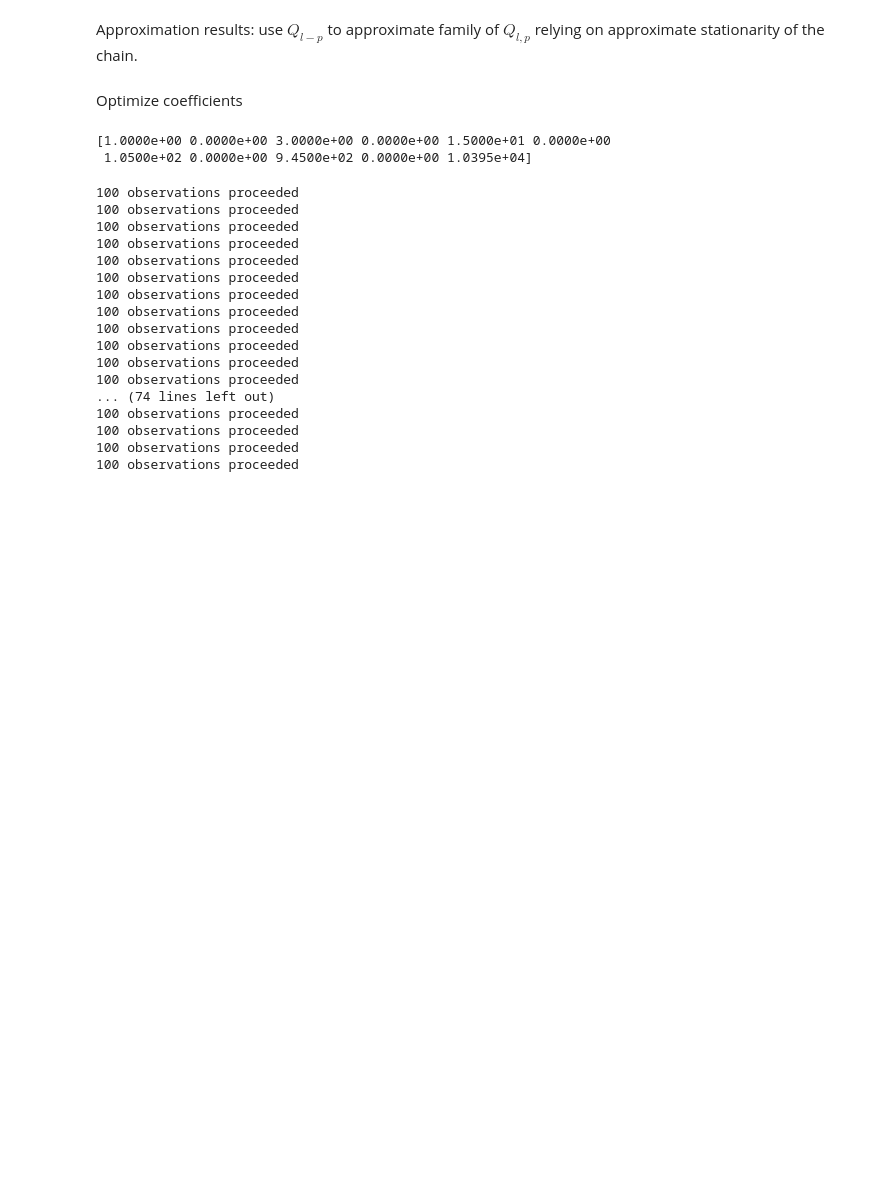
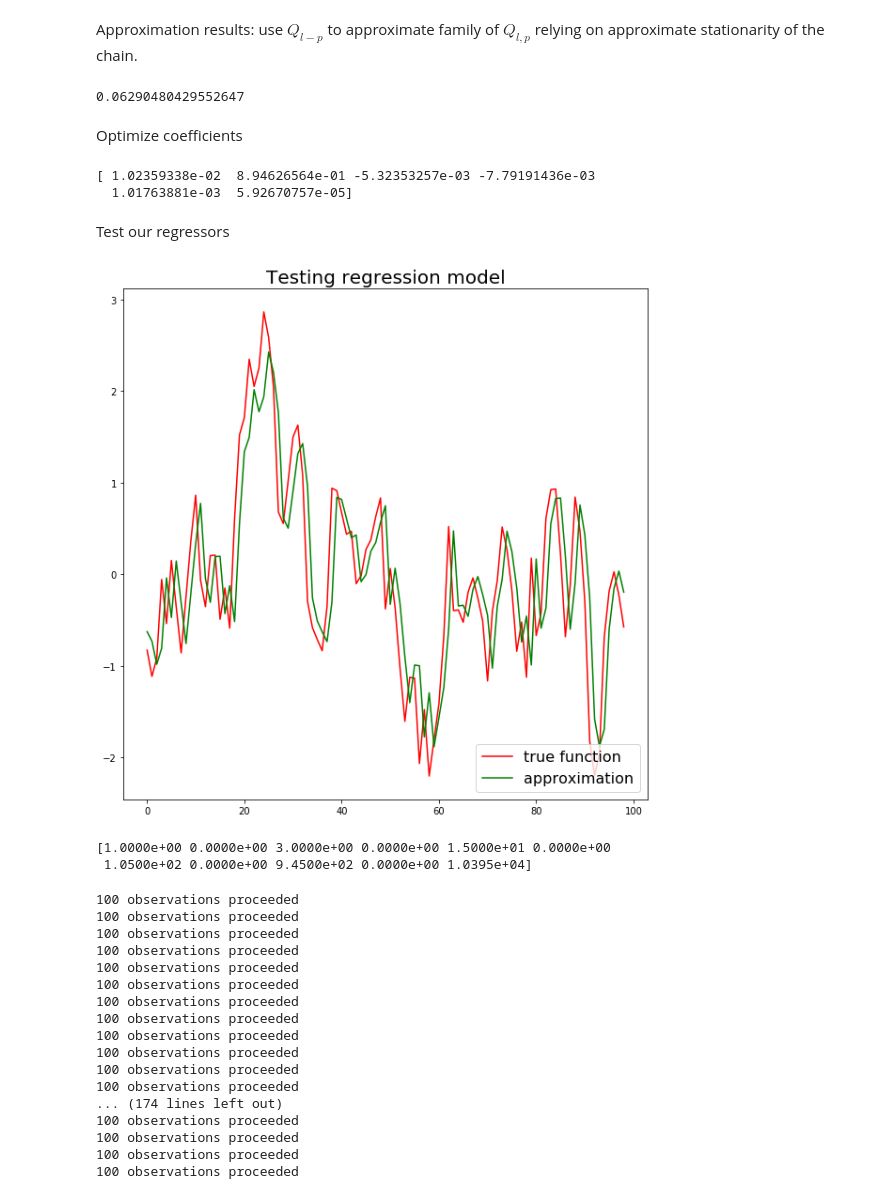
Before and after one commit to svsamsonov/VR-MCMC, a Jupyter notebook: Code/Regressors_Q_diff.ipynb, the cells around one changed output. Saved outputs shown, nothing was run; the diff lists cells and outputs as text; code cells hidden in the pictures; blank space fills up the shorter version.

Commit message:
code update: regression

```diff
--- a/Code/Regressors_Q_diff.ipynb
+++ b/Code/Regressors_Q_diff.ipynb
@@ -32,8 +32,8 @@ Approximation results: use $Q_{l-p}$ to approximate family of $Q_{l,p}$ relying
 # %%
 #generate samples from mixture of normals
 N_burn = 10000
-N_train = 1000
-gamma = 0.1
+N_train = 10000
+gamma = 0.2
 N_traj_train = 1
 X_train = np.zeros((N_traj_train,N_train),dtype = float)
 
@@ -49,26 +49,43 @@ for j in range(N_traj_train):
         X_train[j,i] = x_cur
         x_cur = x_cur - gamma*f_grad(x_cur) + np.sqrt(2*gamma)*np.random.randn()
 X_last = X_train[0,-1]
+# %%
+print(np.mean(X_train[0,:]))
+# %% [output]
+0.06290480429552647
 # %% [markdown]
 Optimize coefficients
 # %%
 #degree
 max_deg = 5
 #lag order
-lag = 20
+lag = 1
 #polynomial coefficients
 coefs_poly = np.zeros((lag,max_deg+1),dtype = float)
 
 for i in range(lag):
-    y = np.array([])
-    x = np.array([])
-    for j in range(N_traj_train):
-        y_cur = set_func(X_train[j,i+1:])
-        y = np.concatenate([y,y_cur])
-        x_cur = X_train[j,:-(i+1)]
-        x = np.concatenate([x,x_cur])
-    res = np.polynomial.polynomial.polyfit(x,y,max_deg)
+    y = set_func(X_train[0,(i+1):])
+    x = X_train[0,:-(i+1)]
+    res = P.polynomial.polyfit(x,y,max_deg)
     coefs_poly[i,:] = res
+# %%
+print(coefs_poly[0,:])
+# %% [output]
+[ 1.02359338e-02  8.94626564e-01 -5.32353257e-03 -7.79191436e-03
+  1.01763881e-03  5.92670757e-05]
+# %% [markdown]
+Test our regressors
+# %%
+cur_lag = 1
+N_pts = 100
+plt.figure(figsize=(10, 10))
+plt.title("Testing regression model",fontsize=20)
+plt.plot(X_train[0,cur_lag:N_pts],color='r',label='true function')
+plt.plot(P.polynomial.polyval(X_train[0,:N_pts-cur_lag],coefs_poly[cur_lag-1,:]),color='g',label = 'approximation')
+plt.legend(loc = 'lower right',fontsize = 16)
+plt.show()
+# %% [output]
+[figure, added]
 # %%
 sp.special.factorial2(21, exact=False)
 moments_stand_norm = np.zeros(2*max_deg+1,dtype = float)
@@ -119,7 +136,7 @@ for ind in range(N_traj):
         a_vals = np.zeros((num_poly,max_deg+1),dtype = float)
         for npol in range(num_poly):#for a fixed lag Q function
             #compute \hat{a} with fixed lag
-            x = X_test[i-2-npol]
+            x = X_test[i-2-npol]#should be -2 here?
             a_cur = np.zeros(max_deg+1,dtype=float)
             for m in range(len(coefs_poly[0])):
                 poly_vspom = np.zeros(max_deg+1,dtype=float)
@@ -133,9 +150,10 @@ for ind in range(N_traj):
                 #normalize now
                 herm_coef = herm_coef / np.sqrt((np.sqrt(2*np.pi)*sp.special.factorial(k)))
                 integr_coefs = P.polynomial.polymul(herm_coef,a_cur)
-                a_vals[npol,k] = np.dot(integr_coefs,moments_stand_norm[:len(integr_coefs)])
+                #Note that a_vals are stored in reversed order
+                a_vals[-(npol+1),k] = np.dot(integr_coefs,moments_stand_norm[:len(integr_coefs)])
             #OK, now I have coefficients of the polynomial, and I need to integrate it w.r.t. Gaussian measure
-        cvfs[i] = np.sum(a_vals*(poly_vals[:,i-num_poly:i].T))
+        cvfs[i] = np.sum(a_vals*(poly_vals[:,i-num_poly+1:i+1].T))
         #cvfs[i] = np.sum(np.mean(a_vals,axis = 0))
         if (i%100 == 0):
             print("100 observations proceeded")
@@ -155,7 +173,7 @@ for ind in range(N_traj):
 100 observations proceeded
 100 observations proceeded
 100 observations proceeded
-... (74 lines left out)
+... (174 lines left out)
 100 observations proceeded
 100 observations proceeded
 100 observations proceeded
```
Also changed, not shown: parts of 3 cells of this notebook.
